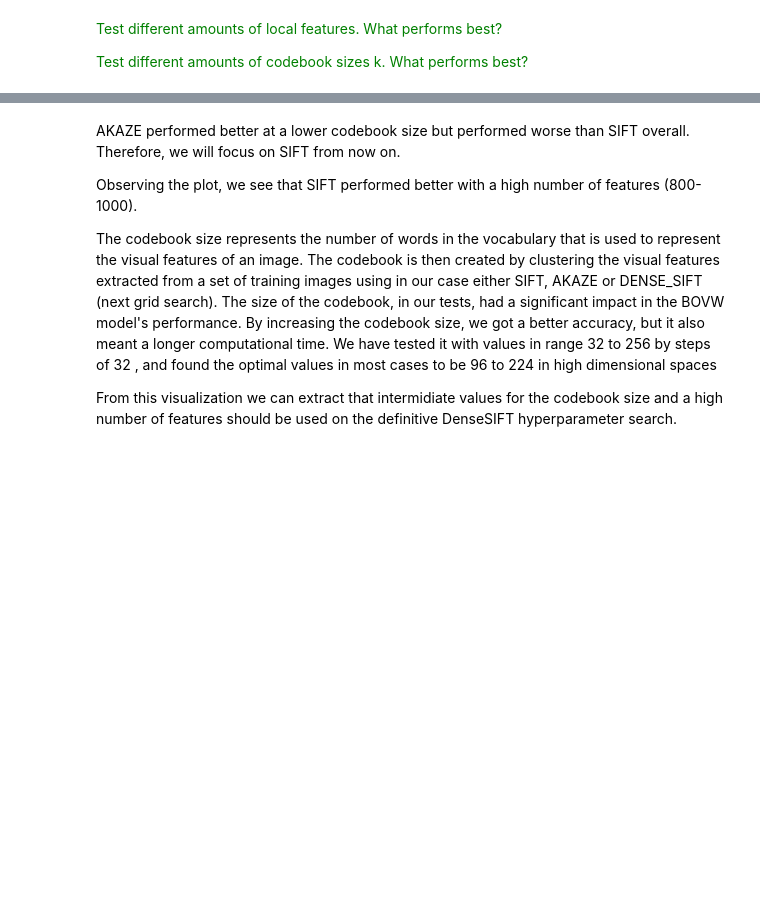
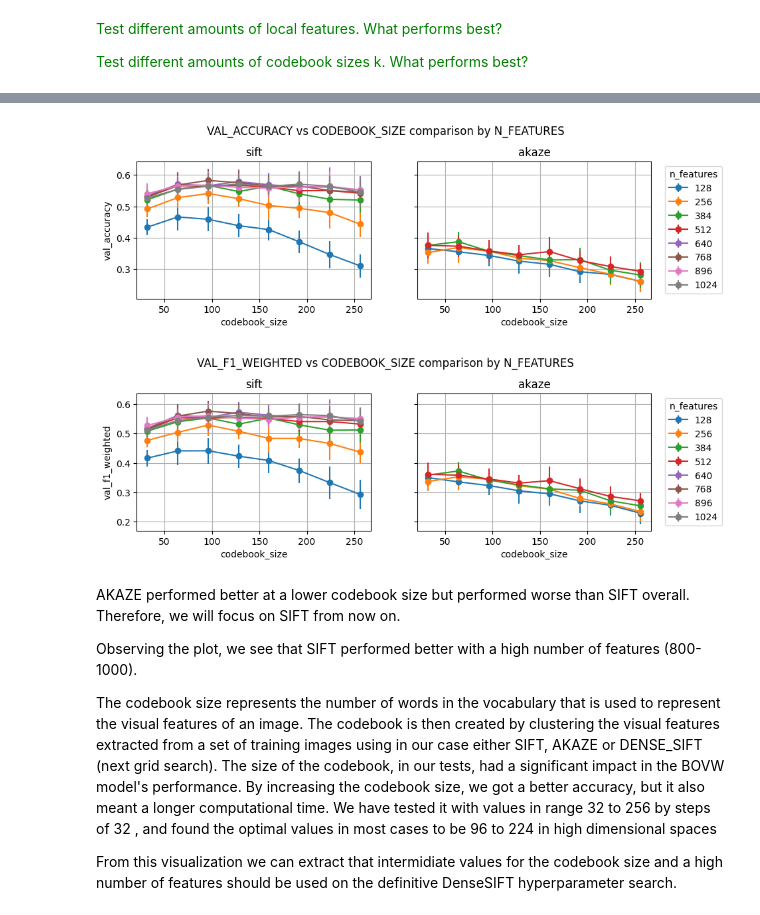
Before and after one commit to alex21th/MCV-M3-Project, a Jupyter notebook: BagofVisualWords.ipynb, the cells around one changed output, grey strips where cells are left out. Drawn from its saved outputs; the diff is of its cells as text; code cells hidden in the pictures; blank space fills up the shorter version.

```diff
--- a/BagofVisualWords.ipynb
+++ b/BagofVisualWords.ipynb
@@ -378,3 +458,25 @@ plot_params_comparison(
+# %%
+# ACCURACY
+plot_params_comparison(
+    df=df,
+    detectors=['sift','akaze'],
+    xvar='codebook_size',
+    yvar='val_accuracy',
+    zvar='n_features',
+    figsize=(10, 3)
+)
+# F1-SCORE
+plot_params_comparison(
+    df=df,
+    detectors=['sift','akaze'],
+    xvar='codebook_size',
+    yvar='val_f1_weighted',
+    zvar='n_features',
+    figsize=(10, 3)
+)
+# %% [output]
+[figure, added]
+[figure, added]
 # %% [markdown]
 
 AKAZE performed better at a lower codebook size but performed worse than SIFT overall. Therefore, we will focus on SIFT from now on.
```
Also changed, not shown: parts of 27 cells of this notebook, 1 other file.
